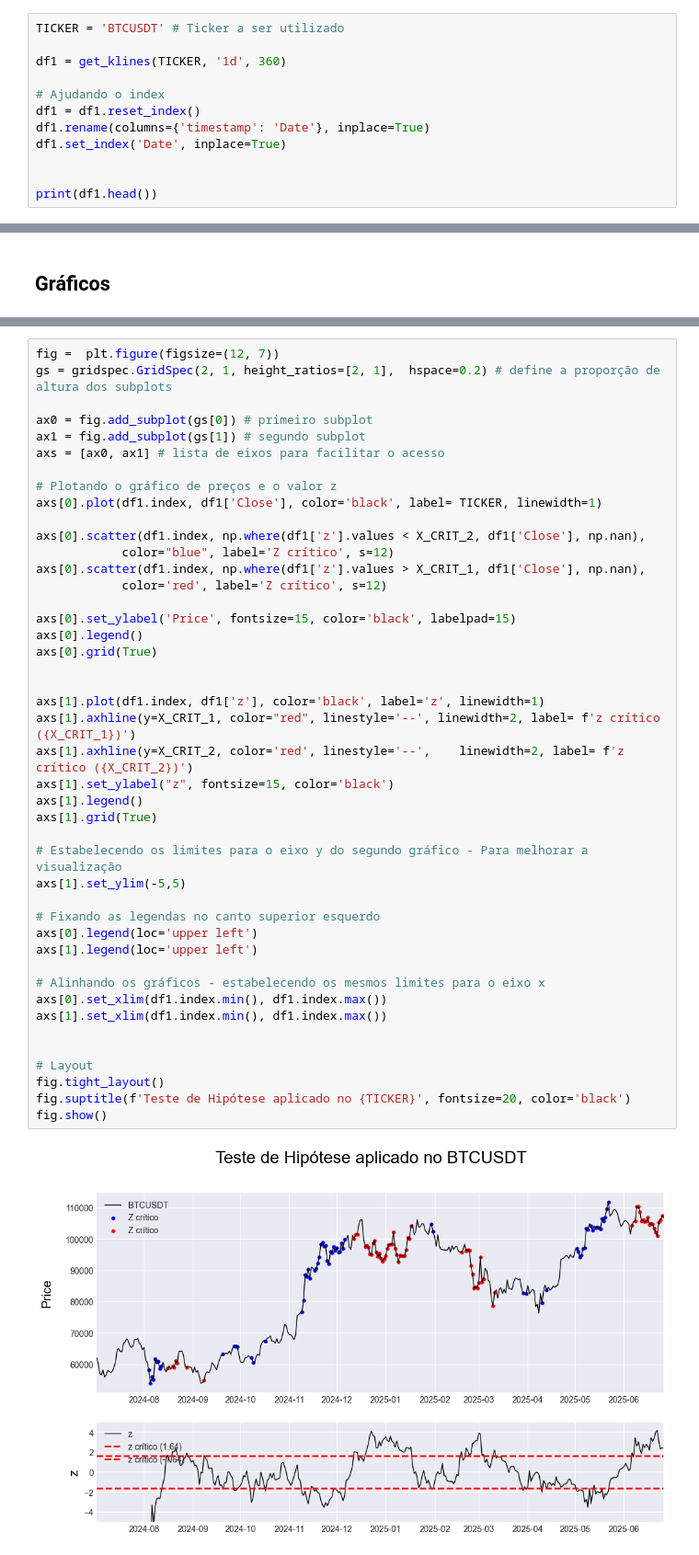
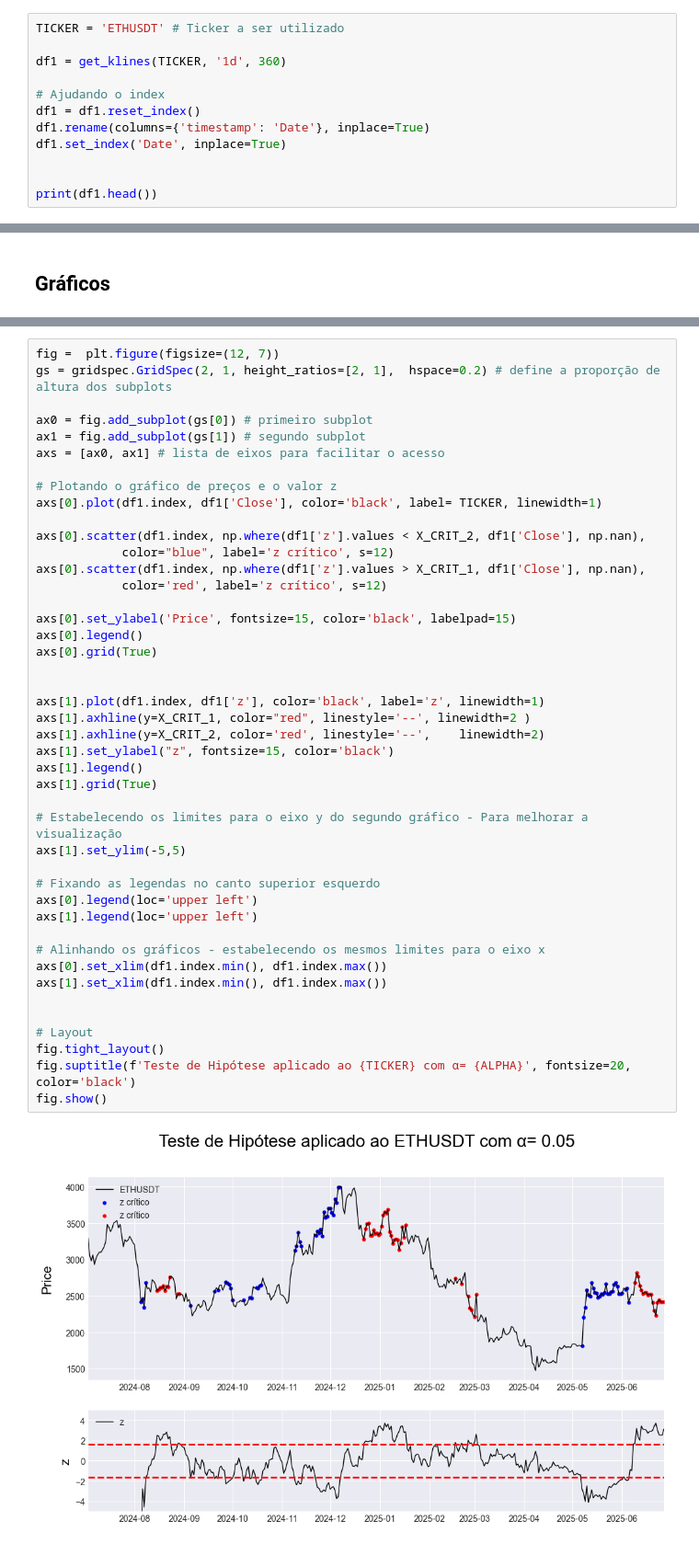
Before and after one commit to marcoswell/Python-Quantitative-Finance, a Jupyter notebook: teste_de_hipotese.ipynb, the cells around one changed output, grey strips where cells are left out. Shown at 92% size. Cells and saved outputs as stored; diff of their text form.

Commit message:
mostrando o alpha no gráfico

```diff
--- a/teste_de_hipotese.ipynb
+++ b/teste_de_hipotese.ipynb
@@ -55,7 +55,7 @@ def get_klines(symbol, interval, limit = 360):
 
     return df[['Close', 'Returns']]
 # %%
-TICKER = 'BTCUSDT' # Ticker a ser utilizado
+TICKER = 'ETHUSDT' # Ticker a ser utilizado
 
 df1 = get_klines(TICKER, '1d', 360)
 
@@ -181,37 +181,37 @@ axs = [ax0, ax1] # lista de eixos para facilitar o acesso
 axs[0].plot(df1.index, df1['Close'], color='black', label= TICKER, linewidth=1)
 
 axs[0].scatter(df1.index, np.where(df1['z'].values < X_CRIT_2, df1['Close'], np.nan),
-            color="blue", label='Z crítico', s=12)
+            color="blue", label='z crítico', s=12)
 axs[0].scatter(df1.index, np.where(df1['z'].values > X_CRIT_1, df1['Close'], np.nan),
-            color='red', label='Z crítico', s=12)
+            color='red', label='z crítico', s=12)
 
 axs[0].set_ylabel('Price', fontsize=15, color='black', labelpad=15)
 axs[0].legend()
 axs[0].grid(True)
 
 
 axs[1].plot(df1.index, df1['z'], color='black', label='z', linewidth=1)
-axs[1].axhline(y=X_CRIT_1, color="red", linestyle='--', linewidth=2, label= f'z crítico ({X_CRIT_1})')
-axs[1].axhline(y=X_CRIT_2, color='red', linestyle='--',    linewidth=2, label= f'z crítico ({X_CRIT_2})')
+axs[1].axhline(y=X_CRIT_1, color="red", linestyle='--', linewidth=2 )
+axs[1].axhline(y=X_CRIT_2, color='red', linestyle='--',    linewidth=2)
 axs[1].set_ylabel("z", fontsize=15, color='black')
 axs[1].legend()
 axs[1].grid(True)
 
 # Estabelecendo os limites para o eixo y do segundo gráfico - Para melhorar a visualização
 axs[1].set_ylim(-5,5)
 
 # Fixando as legendas no canto superior esquerdo
 axs[0].legend(loc='upper left')
 axs[1].legend(loc='upper left')
 
 # Alinhando os gráficos - estabelecendo os mesmos limites para o eixo x
 axs[0].set_xlim(df1.index.min(), df1.index.max())
 axs[1].set_xlim(df1.index.min(), df1.index.max())
 
 
 # Layout
 fig.tight_layout()
-fig.suptitle(f'Teste de Hipótese aplicado no {TICKER}', fontsize=20, color='black')
+fig.suptitle(f'Teste de Hipótese aplicado ao {TICKER} com α= {ALPHA}', fontsize=20, color='black')
 fig.show()
 # %% [output]
-[figure, old version]
+[figure, new version]
```
Also changed, not shown: parts of 4 cells of this notebook.
